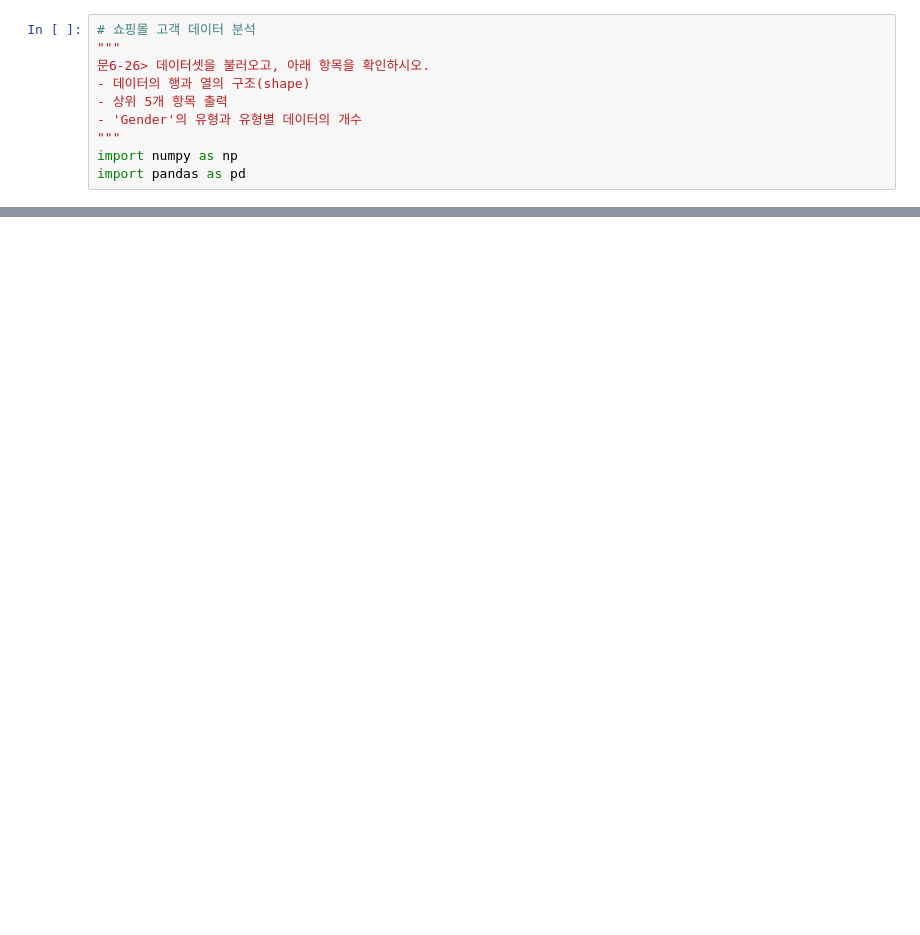
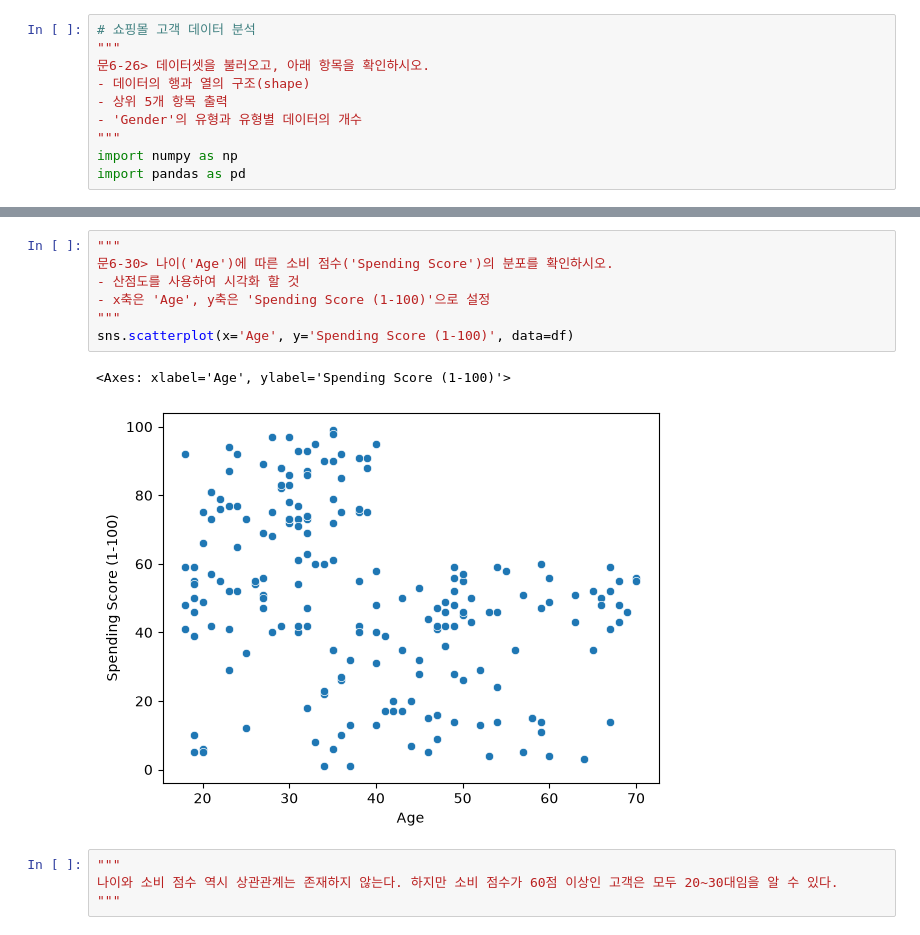
Before and after one commit to fsclass-n/big0611, a Jupyter notebook: py/p04_머신러닝/ch06_연습문제/ex04_쇼핑몰고객데이터분석.ipynb, the cells around one changed output, grey strips where cells are left out. Drawn from its saved outputs; the diff is of its cells as text; blank space fills up the shorter version.

```diff
--- a/py/p04_머신러닝/ch06_연습문제/ex04_쇼핑몰고객데이터분석.ipynb
+++ b/py/p04_머신러닝/ch06_연습문제/ex04_쇼핑몰고객데이터분석.ipynb
@@ -20,0 +78,14 @@ print(df['Gender'].value_counts())
+# %%
+"""
+문6-30> 나이('Age')에 따른 소비 점수('Spending Score')의 분포를 확인하시오.
+- 산점도를 사용하여 시각화 할 것
+- x축은 'Age', y축은 'Spending Score (1-100)'으로 설정
+"""
+sns.scatterplot(x='Age', y='Spending Score (1-100)', data=df)
+# %% [output]
+<Axes: xlabel='Age', ylabel='Spending Score (1-100)'>
+[figure, added]
+# %%
+"""
+나이와 소비 점수 역시 상관관계는 존재하지 않는다. 하지만 소비 점수가 60점 이상인 고객은 모두 20~30대임을 알 수 있다.
+"""
```
Also changed, not shown: parts of 11 cells of this notebook.
